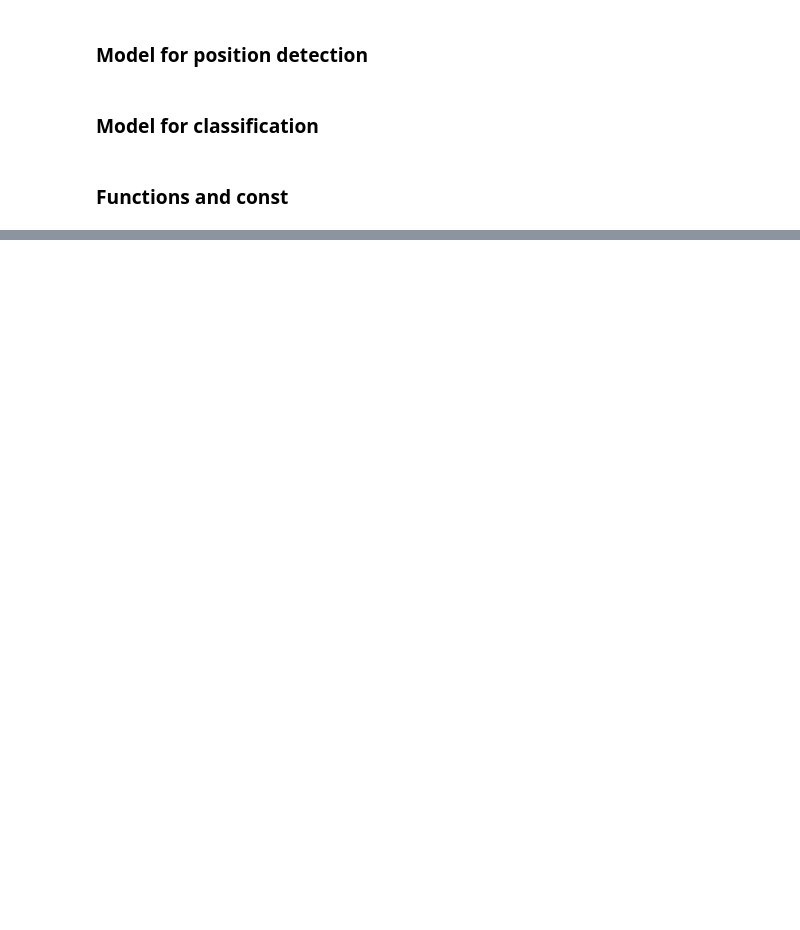
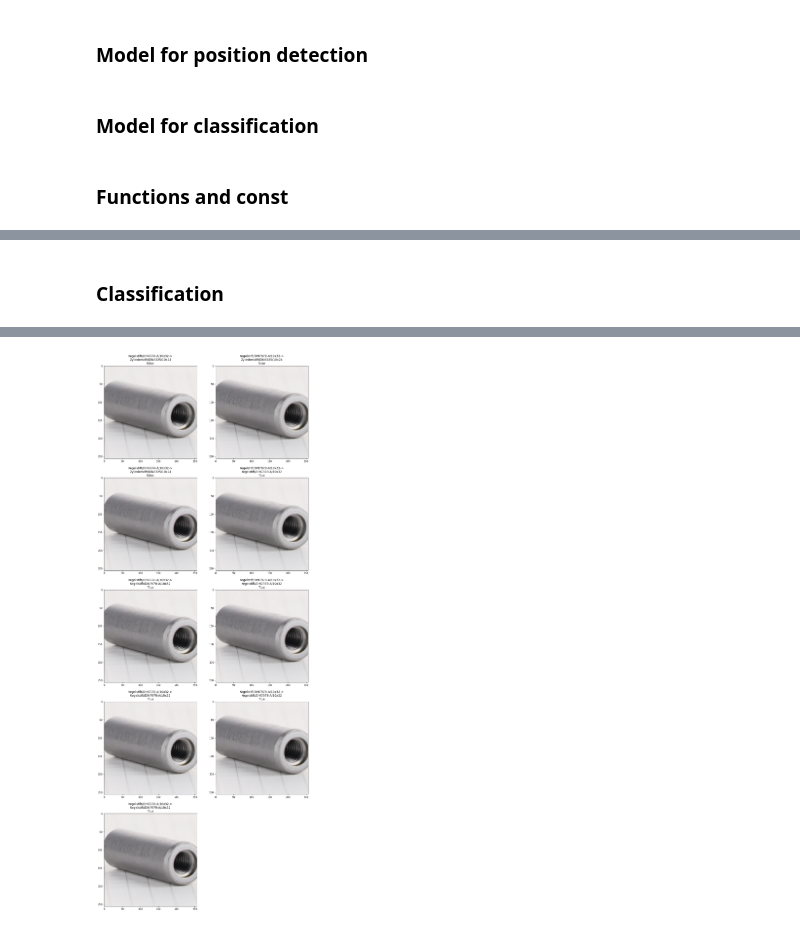
Before and after one commit to BuiHaiNinh/sizeRecognitionSDP, a Jupyter notebook: demo.ipynb, the cells around one changed output, grey strips where cells are left out. Saved outputs shown, nothing was run; the diff lists cells and outputs as text; code cells hidden in the pictures; blank space fills up the shorter version.

```diff
--- a/demo.ipynb
+++ b/demo.ipynb
@@ -68,0 +107,19 @@ for object, i in zip(objects, range(len(objects))):
+# %% [markdown]
+### Classification
+# %%
+plt.rcParams["figure.figsize"] = (15, 100)
+def evaluation(image, model, classes, info, i):
+    predicted_label = model.predict(np.array([image]))
+    plt.subplot(12,2, i)
+    plt.imshow(image)
+    origin = remove_first(remove_first(remove_last(remove_last(info))))
+    target = remove_first(classes[np.argmax(predicted_label[0])])
+    plt.title(origin + '->\n' + target + '\n' + str(origin == target))
+
+n = 0
+for model, classes in zip(classificationModels, classificationClasses):
+    for index, img in zip(range(len(objects)), objects):
+        n+=1
+        # plt.subplots_adjust(hspace = 0.8, wspace=0.8)
+        evaluation(img, model, classes, imagePath, n)
+# %% [output]
@@ -68,0 +128 @@ for object, i in zip(objects, range(len(objects))):
+[figure, added]
```
Also changed, not shown: parts of 12 cells of this notebook, 1 other file.
